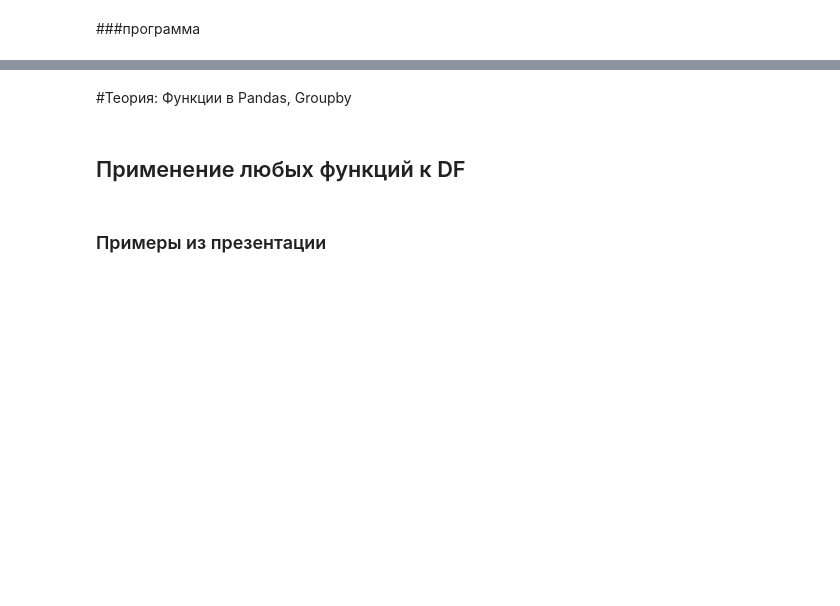
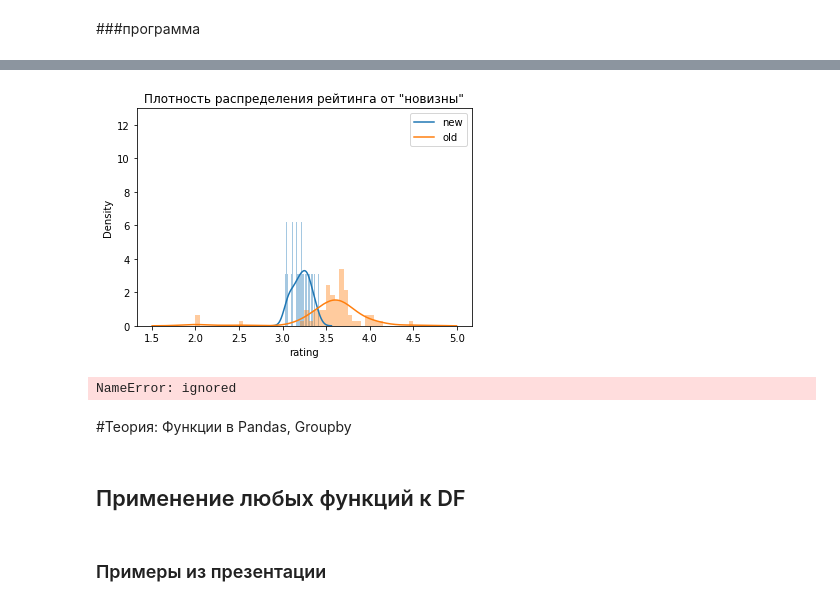
Before and after one commit to sky16k/pyda, a Jupyter notebook: PYDA11_PanDas_groupby_HW.ipynb, the cells around one changed output, grey strips where cells are left out. Cells and saved outputs as stored; diff of their text form; code cells hidden in the pictures; blank space fills up the shorter version.

```diff
--- a/PYDA11_PanDas_groupby_HW.ipynb
+++ b/PYDA11_PanDas_groupby_HW.ipynb
@@ -181,0 +415,7 @@ import
+# %%
+# new = movie_year_rating[ movie_year_rating.year >= '1977' ]
+new = year_rating.loc['1977': ]
+# print(new)
+# old = movie_year_rating[ movie_year_rating.year < '1977' ]
+old = year_rating.loc[ :'1976']
+# print(old)
@@ -181,0 +470,22 @@ import
+# %%
+import seaborn as sns   #работа с красивыми графиками
+import matplotlib.pyplot as plt   #работа с графиками
+
+sns.distplot(new['rating'],50)
+sns.distplot(old['rating'],50)
+plt.title('Плотность распределения рейтинга от "новизны"')
+plt.legend(['new', 'old'])
+plt.show()
+# %% [output]
+[figure, added]
+# %%
+# years = pd.DataFrame({'rating':[],
+#                       'year':[]
+#                       },
+#                      index=[]
+#                      )
+
+# for id in rating_means.index :
+я
+# %% [output]
+NameError: ignored
```
Also changed, not shown: parts of 90 cells of this notebook.
